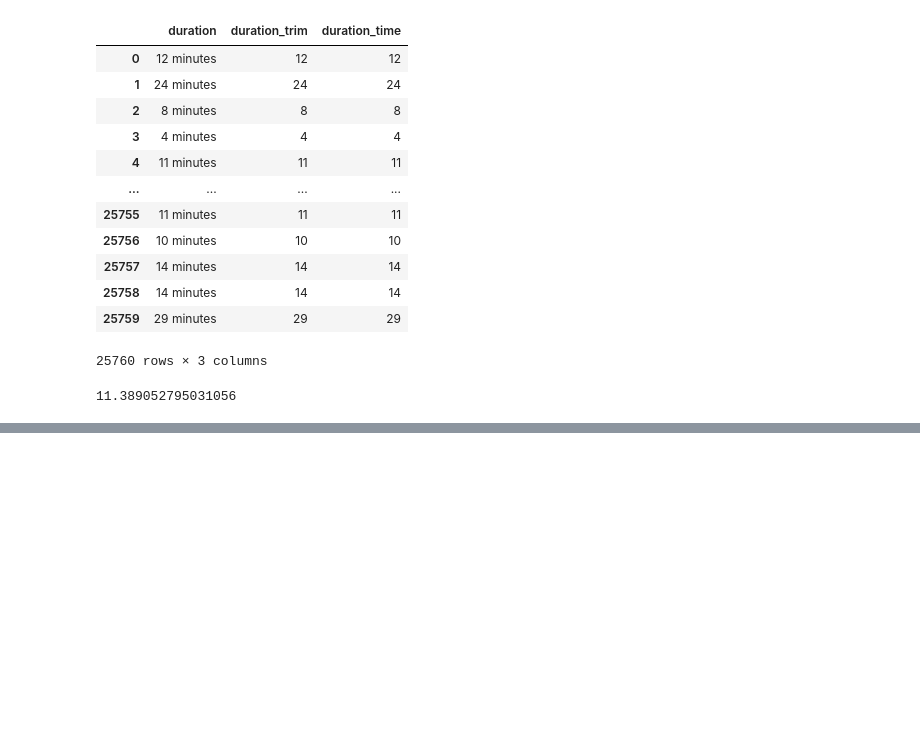
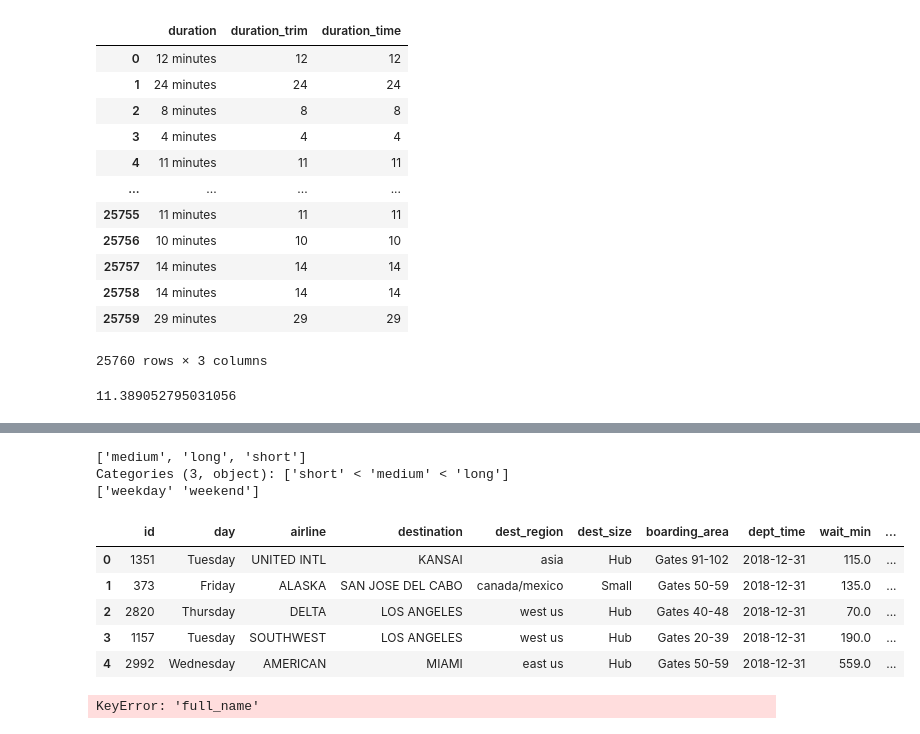
Before and after one commit to AnshuBantra/Python, a Jupyter notebook: Data_Engineering/Associate Data Engineer _ DataCamp/06 - Cleaning Data in Python/clean_data.ipynb, the cells around one changed output, grey strips where cells are left out. Drawn from its saved outputs; the diff is of its cells as text; code cells hidden in the pictures; blank space fills up the shorter version.

```diff
--- a/Data_Engineering/Associate Data Engineer _ DataCamp/06 - Cleaning Data in Python/clean_data.ipynb
+++ b/Data_Engineering/Associate Data Engineer _ DataCamp/06 - Cleaning Data in Python/clean_data.ipynb
@@ -106,0 +252,9 @@ print(ride_sharing['duration_time'].mean())
+# %%
+
+# Lower dest_region column and then replace "eur" with "europe"
+airlines['dest_region'] = airlines['dest_region'].str.lower()
+airlines['dest_region'] = airlines['dest_region'].replace({'eur':'europe'})
+airlines['dest_size'] = airlines['dest_size'].str.strip()
+
+print(airlines['dest_region'].unique())
+print(airlines['dest_size'].unique())
@@ -106,0 +285,39 @@ print(ride_sharing['duration_time'].mean())
+# %%
+import numpy as np
+# Create ranges for categories
+label_ranges = [0, 60, 180, np.inf]
+label_names = ['short', 'medium', 'long']
+
+# Create wait_type column
+airlines['wait_type'] = pd.cut(
+    airlines['wait_min'],
+    bins = label_ranges,
+    labels = label_names
+    )
+
+# Create mappings and replace
+mappings = {'Monday':'weekday', 'Tuesday':'weekday', 'Wednesday': 'weekday',
+            'Thursday': 'weekday', 'Friday': 'weekday',
+            'Saturday': 'weekend', 'Sunday': 'weekend'}
+
+airlines['day_week'] = airlines['day'].replace(mappings)
+
+print(airlines['wait_type'].unique())
+print(airlines['day_week'].unique())
+# %% [output]
+['medium', 'long', 'short']
+Categories (3, object): ['short' < 'medium' < 'long']
+['weekday' 'weekend']
+# %%
+airlines.head()
+# %% [output]
+|  | id | day | airline | destination | dest_region | dest_size | boarding_area | dept_time | wait_min | ... |
+| 0 | 1351 | Tuesday | UNITED INTL | KANSAI | asia | Hub | Gates 91-102 | 2018-12-31 | 115.0 | ... |
+| 1 | 373 | Friday | ALASKA | SAN JOSE DEL CABO | canada/mexico | Small | Gates 50-59 | 2018-12-31 | 135.0 | ... |
+| 2 | 2820 | Thursday | DELTA | LOS ANGELES | west us | Hub | Gates 40-48 | 2018-12-31 | 70.0 | ... |
+| 3 | 1157 | Tuesday | SOUTHWEST | LOS ANGELES | west us | Hub | Gates 20-39 | 2018-12-31 | 190.0 | ... |
+| 4 | 2992 | Wednesday | AMERICAN | MIAMI | east us | Hub | Gates 50-59 | 2018-12-31 | 559.0 | ... |
+# %%
+airlines['full_name'].str.contains('Ms.|Mr.|Miss|Dr.').any() == True
+# %% [output]
+KeyError: 'full_name'
```
Also changed, not shown: parts of 34 cells of this notebook, 6 other files.
